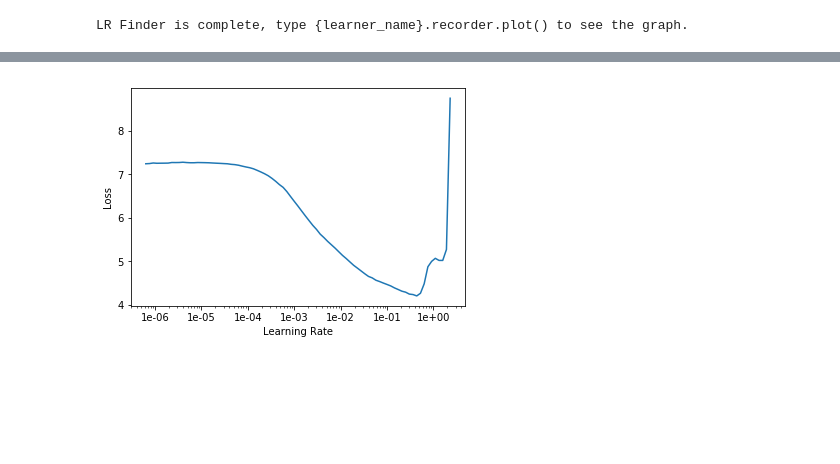
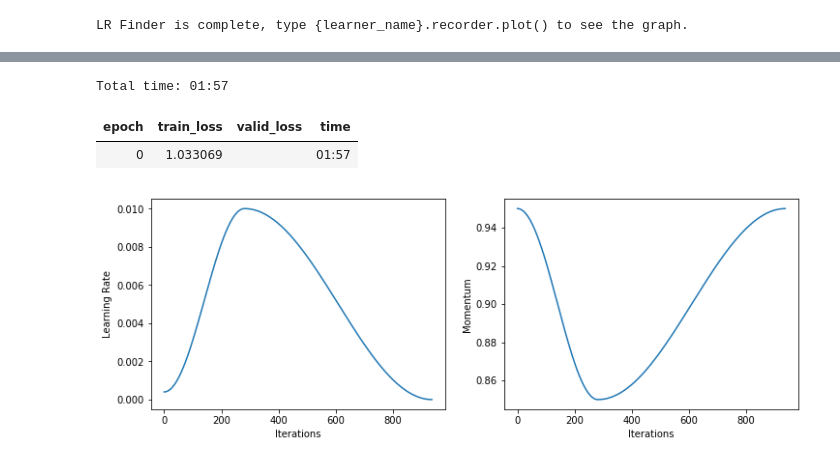
Before and after one commit to KushajveerSingh/fastai_without_fastai, a Jupyter notebook: notebooks/using_fastai.ipynb, the cells around one changed output, grey strips where cells are left out. Saved outputs shown, nothing was run; the diff lists cells and outputs as text; code cells hidden in the pictures; blank space fills up the shorter version.

```diff
--- a/notebooks/using_fastai.ipynb
+++ b/notebooks/using_fastai.ipynb
@@ -8,11 +10,13 @@ data = (ImageList.from_folder(path)
                 .label_from_folder()
                 .databunch(bs=64, num_workers=8, device=torch.device('cuda')).normalize(([0.5, 0.5, 0.5], [0.5, 0.5, 0.5])))
 # %%
-model = models.resnet18()
+model = models.resnet18(pretrained=True)
 loss_fn = nn.CrossEntropyLoss()
 # optim = torch.optim.Adam(model.parameters(), lr=0.001)
 
-learn = Learner(data, model, opt_func=partial(optim.Adam, betas=(0.9, 0.99)), loss_func=loss_fn, wd=0)
+learn = Learner(data, model, opt_func=partial(optim.Adam, betas=(0.9, 0.999)), loss_func=loss_fn, wd=0)
+# %%
+learn = Learner(data, model)
 # %%
 learn.lr_find()
 # %% [output]
@@ -21,4 +31,10 @@ LR Finder is complete, type {learner_name}.recorder.plot() to see the graph.
+# %%
+learn.fit_one_cycle(1, max_lr=0.01)
+# %% [output]
+Total time: 01:57
+| epoch | train_loss | valid_loss | time |
+| 0 | 1.033069 |  | 01:57 |
 # %%
-learn.recorder.plot()
+learn.recorder.plot_lr(show_moms=True)
 # %% [output]
-[figure, old version]
+[figure, new version]
```
Also changed, not shown: parts of 3 cells of this notebook, 8 other files.
